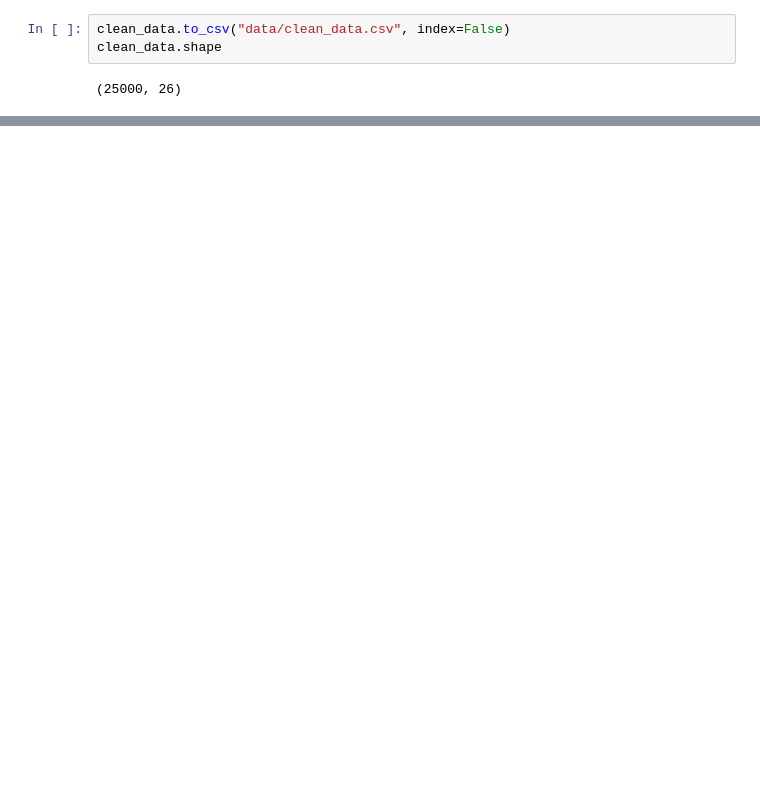
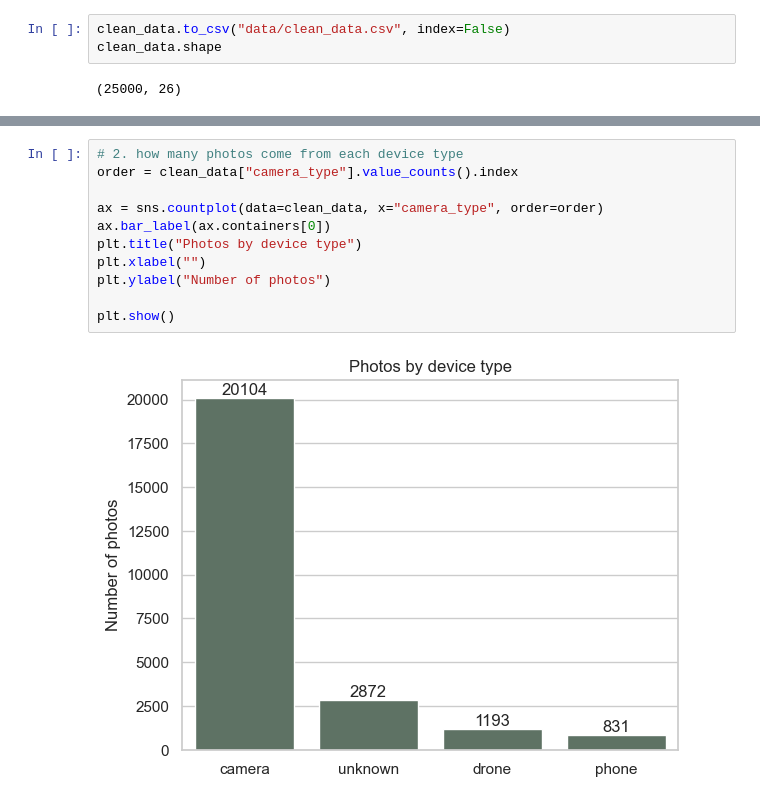
Before and after one commit to oShuail/EDA-unsplash-dataset, a Jupyter notebook: notebook.ipynb, the cells around one changed output, grey strips where cells are left out. Cells and saved outputs as stored; diff of their text form; blank space fills up the shorter version.

```diff
--- a/notebook.ipynb
+++ b/notebook.ipynb
@@ -396,0 +440,13 @@ clean_data.shape
+# %%
+# 2. how many photos come from each device type
+order = clean_data["camera_type"].value_counts().index
+
+ax = sns.countplot(data=clean_data, x="camera_type", order=order)
+ax.bar_label(ax.containers[0])
+plt.title("Photos by device type")
+plt.xlabel("")
+plt.ylabel("Number of photos")
+
+plt.show()
+# %% [output]
+[figure, added]
```
Also changed, not shown: parts of 32 cells of this notebook.
